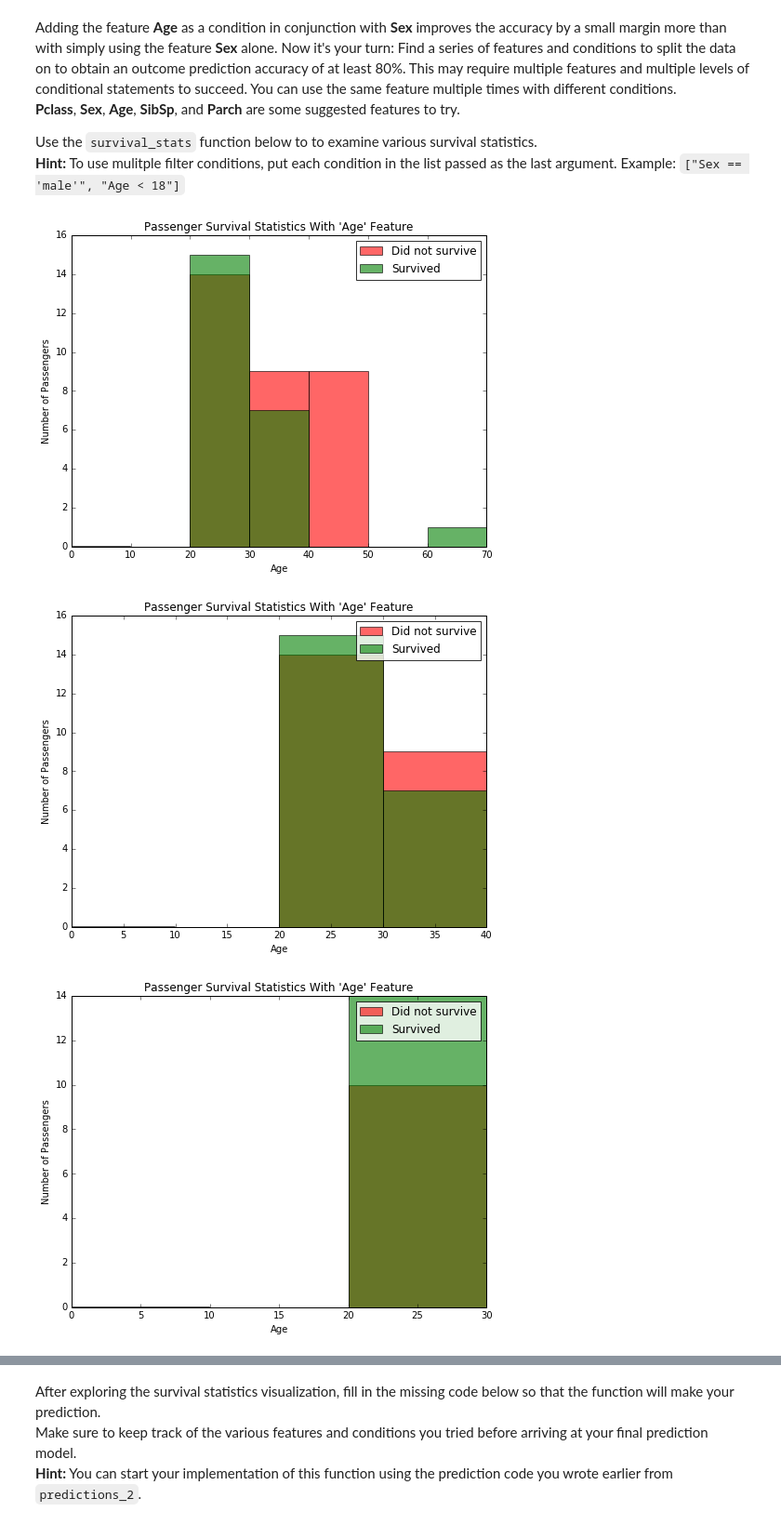
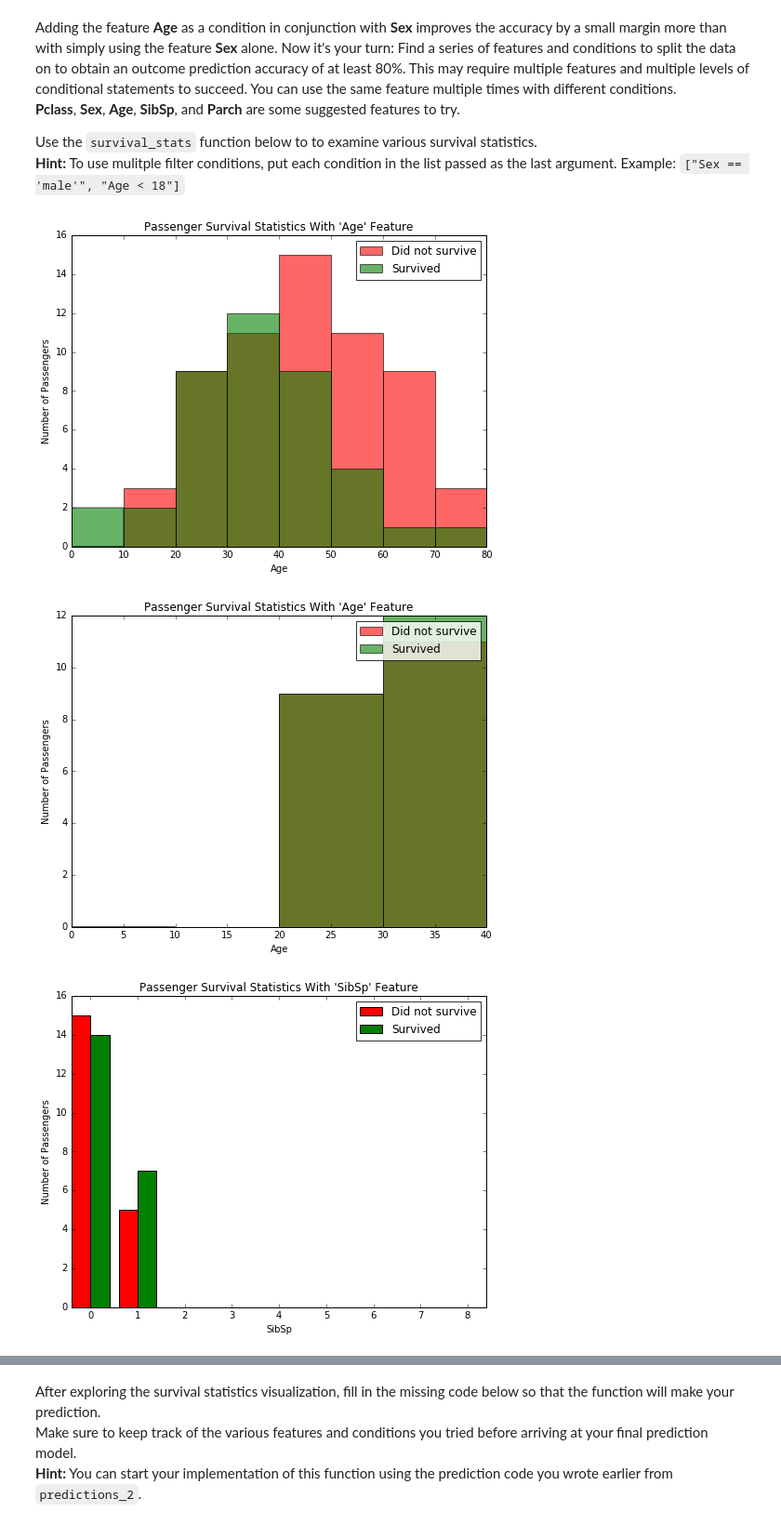
Before and after one commit to archelogos/machine-learning, a Jupyter notebook: projects/titanic_survival_exploration/Titanic_Survival_Exploration_Submit.ipynb, the cells around one changed output, grey strips where cells are left out. Shown at 93% size. Cells and saved outputs as stored; diff of their text form; code cells hidden in the pictures.

```diff
--- a/projects/titanic_survival_exploration/Titanic_Survival_Exploration_Submit.ipynb
+++ b/projects/titanic_survival_exploration/Titanic_Survival_Exploration_Submit.ipynb
@@ -229,10 +229,13 @@ Use the `survival_stats` function below to to examine various survival statistic
 # %%
 survival_stats(data, outcomes, 'Age', ["Sex == 'female'", "Age > 20", "Pclass == 3"])
 survival_stats(data, outcomes, 'Age', ["Sex == 'female'", "Age > 20", "Age < 40", "Pclass == 3"])
+survival_stats(data, outcomes, 'Age', ["Sex == 'female'", "Age > 20", "Age < 30", "Pclass == 3"])
+survival_stats(data, outcomes, 'Age', ["Sex == 'female'", "Age > 20", "Age < 29", "Pclass == 3"])
 survival_stats(data, outcomes, 'Age', ["Sex == 'female'", "Age > 20", "Age < 28", "Pclass == 3"])
+survival_stats(data, outcomes, 'Age', ["Sex == 'male'", "Pclass == 1"])
 survival_stats(data, outcomes, 'Age', ["Sex == 'male'", "Age > 20", "Age < 40", "Pclass == 1"])
 survival_stats(data, outcomes, 'SibSp', ["Sex == 'male'", "Age > 20", "Age < 40", "Pclass == 1"])
 # %% [output]
-[figure, old version]
+[figure, new version]
-[figure, old version]
+[figure, new version]
-[figure, old version]
+[figure, new version]
```
Also changed, not shown: parts of 5 cells of this notebook, 2 other files.
